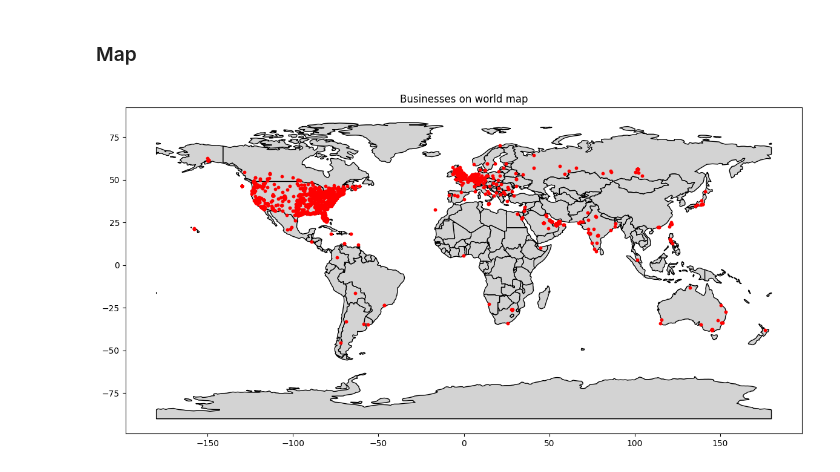
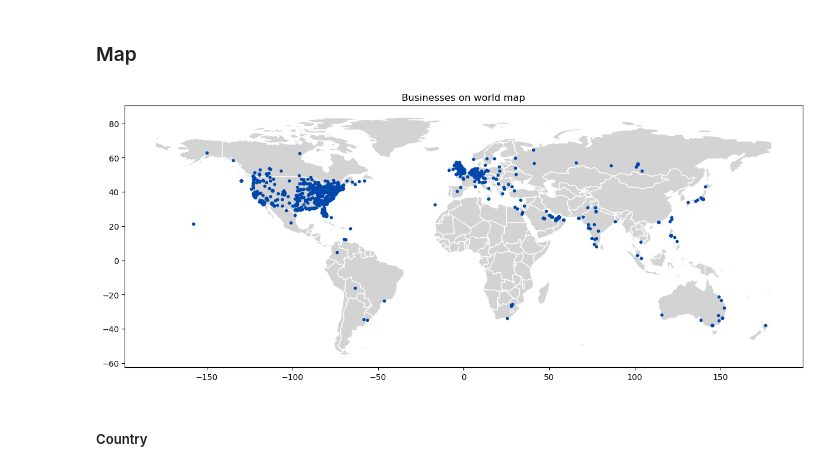
Before and after one commit to kwiatkowskaa/Location_Intelligence_Data_Clustering, a Jupyter notebook: EDA.ipynb, the cells around one changed output. Saved outputs shown, nothing was run; the diff lists cells and outputs as text; code cells hidden in the pictures.

```diff
--- a/EDA.ipynb
+++ b/EDA.ipynb
@@ -199,3 +187,0 @@ Rows with identical business_id are the same, except for types column, but the d
-# %%
-df = df.drop_duplicates(subset=['business_id'])
-df
@@ -243,4 +189,4 @@ Conclusion: Almost half of the columns has binary values (0 or 1).
 ### Train, Validation and Test Sets
 # %%
 X_dev, X_test = train_test_split(df, test_size=0.3, random_state=42)
-df = X_dev
+X_train, X_val = train_test_split(X_dev, test_size=0.3, random_state=42)
@@ -396,17 +279,19 @@ plt.show()
 ### Map
 # %%
 import geopandas as gpd
-import matplotlib.pyplot as plt
 
-gdf = gpd.GeoDataFrame(df, geometry=gpd.points_from_xy(df['longitude'], df['latitude']))
+gdf = gpd.GeoDataFrame(X_train, geometry=gpd.points_from_xy(X_train['longitude'], X_train['latitude']))
 
 world = gpd.read_file(gpd.datasets.get_path('naturalearth_lowres'))
+world = world[(world.name != "Antarctica")]
 
-world.plot(figsize=(15, 7), color='lightgray', edgecolor='black')
+world.plot(figsize=(15, 7), color='lightgray', edgecolor='white')
 
-gdf.plot(ax=plt.gca(), marker='o', color='red', markersize=10)
+gdf.plot(ax=plt.gca(), marker='o', color='#0047AB', markersize=9)
 
 plt.title('Businesses on world map')
 plt.show()
 # %% [output]
-[figure, old version]
+[figure, new version]
+# %% [markdown]
+##### Country
```
Also changed, not shown: parts of 48 cells of this notebook, 2 other files.
